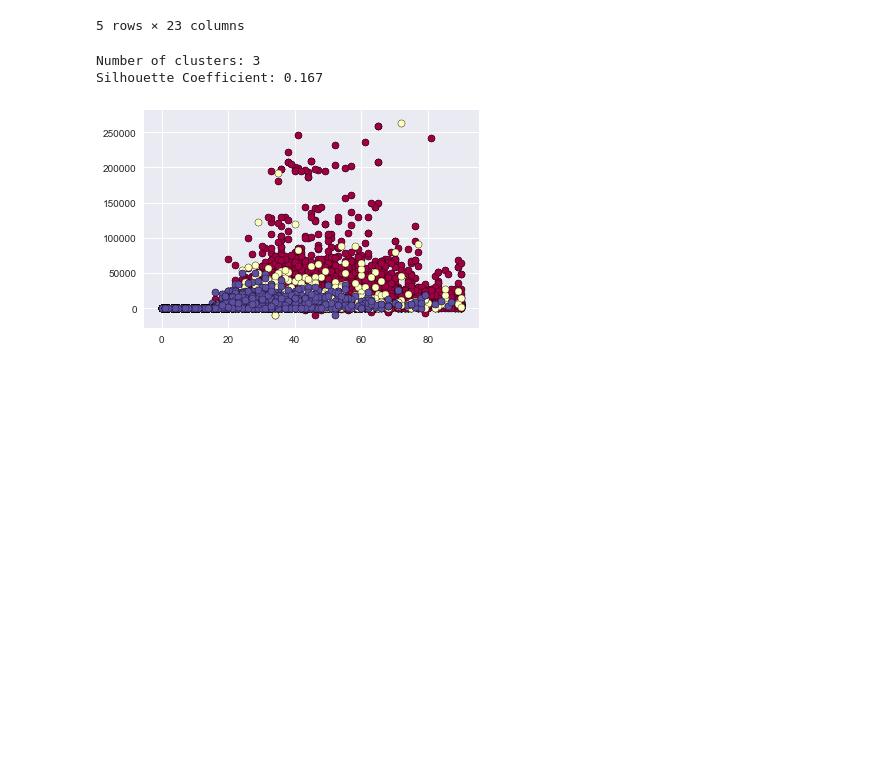
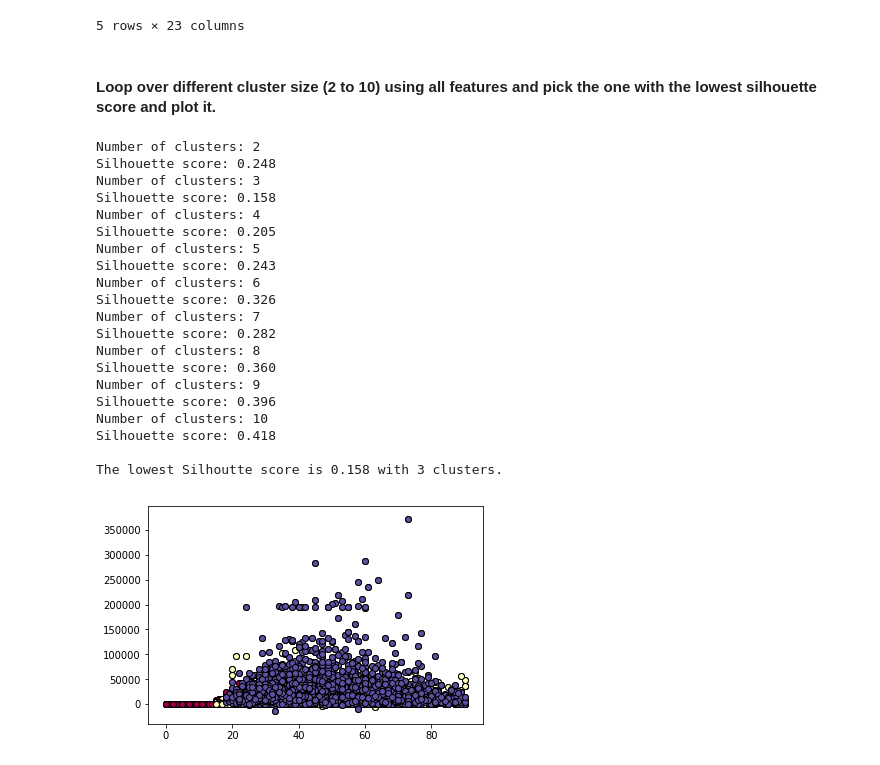
Before and after one commit to tanyaramirezf/ce888labs, a Jupyter notebook: lab6/de-mine.ipynb, the cells around one changed output. Cells and saved outputs as stored; diff of their text form; code cells hidden in the pictures; blank space fills up the shorter version.

```diff
--- a/lab6/de-mine.ipynb
+++ b/lab6/de-mine.ipynb
@@ -40,39 +46,71 @@ df_demo.head()
 | 3 | 16 | 2724 | 8 | 0 | 1 | 0 | 0 | 0 | 0 | 1 | ... |
 | 4 | 63 | 3432 | 11 | 0 | 1 | 0 | 0 | 0 | 0 | 0 | ... |
 5 rows × 23 columns
+# %% [markdown]
+#### Loop over different cluster size (2 to 10) using all features and pick the one with the lowest silhouette score and plot it.
 # %%
 X = df_demo.values[np.random.choice(df_demo.values.shape[0], 10000)]
 
 from sklearn import metrics
 from sklearn.preprocessing import StandardScaler
+
 sc = StandardScaler()
 X_db = sc.fit_transform(X)
 
+min_cluster, max_cluster = 2, 11;
+min_sil = 1000
 
-n_clusters = 3
+for i in range (min_cluster, max_cluster):
+    n_clusters = i
+    labels = KMeans(n_clusters = n_clusters).fit_predict(X_db)
+    sil_coeff = metrics.silhouette_score(X_db, labels)
+    print('Number of clusters: %d' % n_clusters)
+    print("Silhouette score: %0.3f" % sil_coeff)
+    if sil_coeff < min_sil:
+        min_sil = sil_coeff
+        best_cluster = i
+        best_labels = labels
 
-labels = KMeans(n_clusters = n_clusters).fit_predict(X_db)
+print("    ")
+print("The lowest Silhoutte score is %0.3f" % min_sil, "with %d"
+          % best_cluster, "clusters.")
 
-print('Number of clusters: %d' % n_clusters)
 
-print("Silhouette Coefficient: %0.3f"
-      % metrics.silhouette_score(X_db, labels))
+#Print the clusters with the lowest Silhoutte coefficent
+unique_labels = set(best_labels)
 
-unique_labels = set(labels)
 colors = plt.cm.Spectral(np.linspace(0, 1, len(unique_labels)))
 for k, col in zip(unique_labels, colors):
     if k == -1:
         # Black used for noise.
         col = 'k'
 
-    class_member_mask = (labels == k)
+    class_member_mask = (best_labels == k)
 
     xy = X[class_member_mask]
     plt.scatter(xy[:, 0], xy[:, 1],  c = col, edgecolor='k')
 
     xy = X[class_member_mask]
     plt.scatter(xy[:, 0], xy[:, 1],  c = col, edgecolor='k')
 # %% [output]
+Number of clusters: 2
+Silhouette score: 0.248
 Number of clusters: 3
-Silhouette Coefficient: 0.167
+Silhouette score: 0.158
+Number of clusters: 4
+Silhouette score: 0.205
+Number of clusters: 5
+Silhouette score: 0.243
+Number of clusters: 6
+Silhouette score: 0.326
+Number of clusters: 7
+Silhouette score: 0.282
+Number of clusters: 8
+Silhouette score: 0.360
+Number of clusters: 9
+Silhouette score: 0.396
+Number of clusters: 10
+Silhouette score: 0.418
+
+The lowest Silhoutte score is 0.158 with 3 clusters.
-[figure, old version]
+[figure, new version]
```
Also changed, not shown: parts of 8 cells of this notebook.
